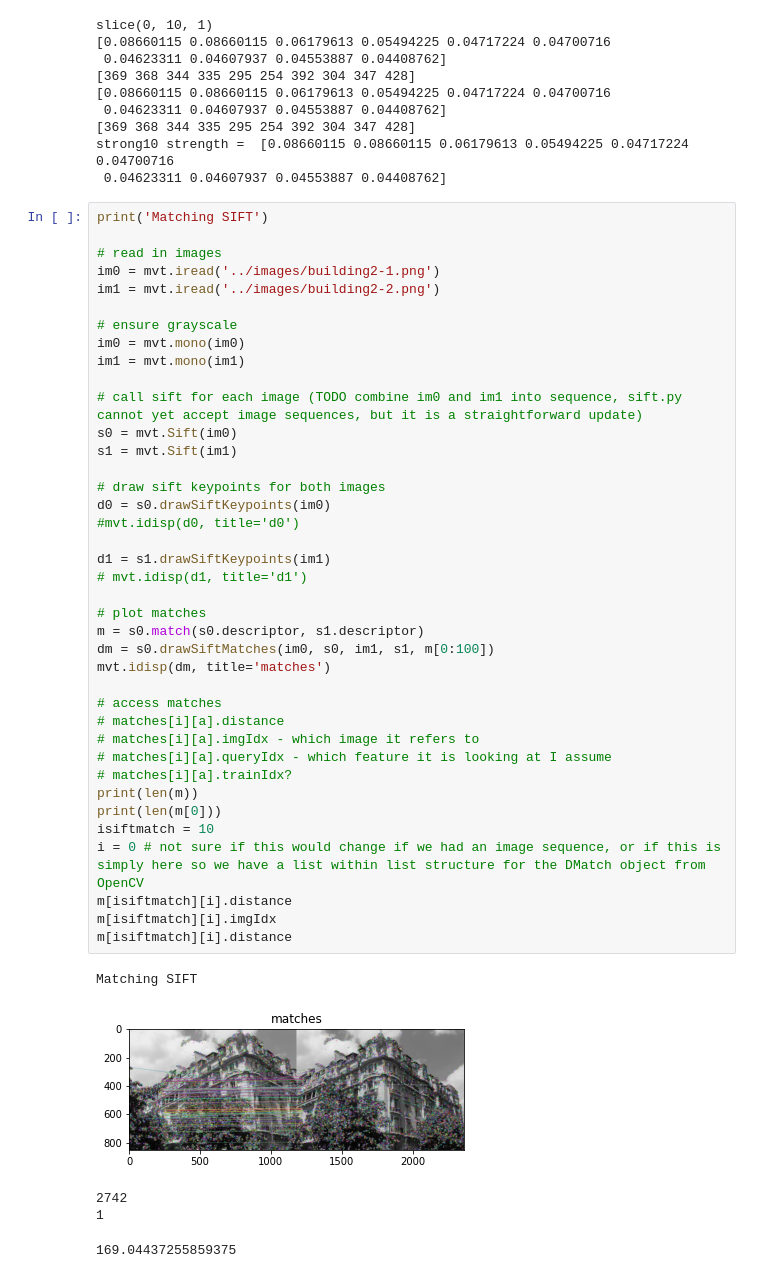
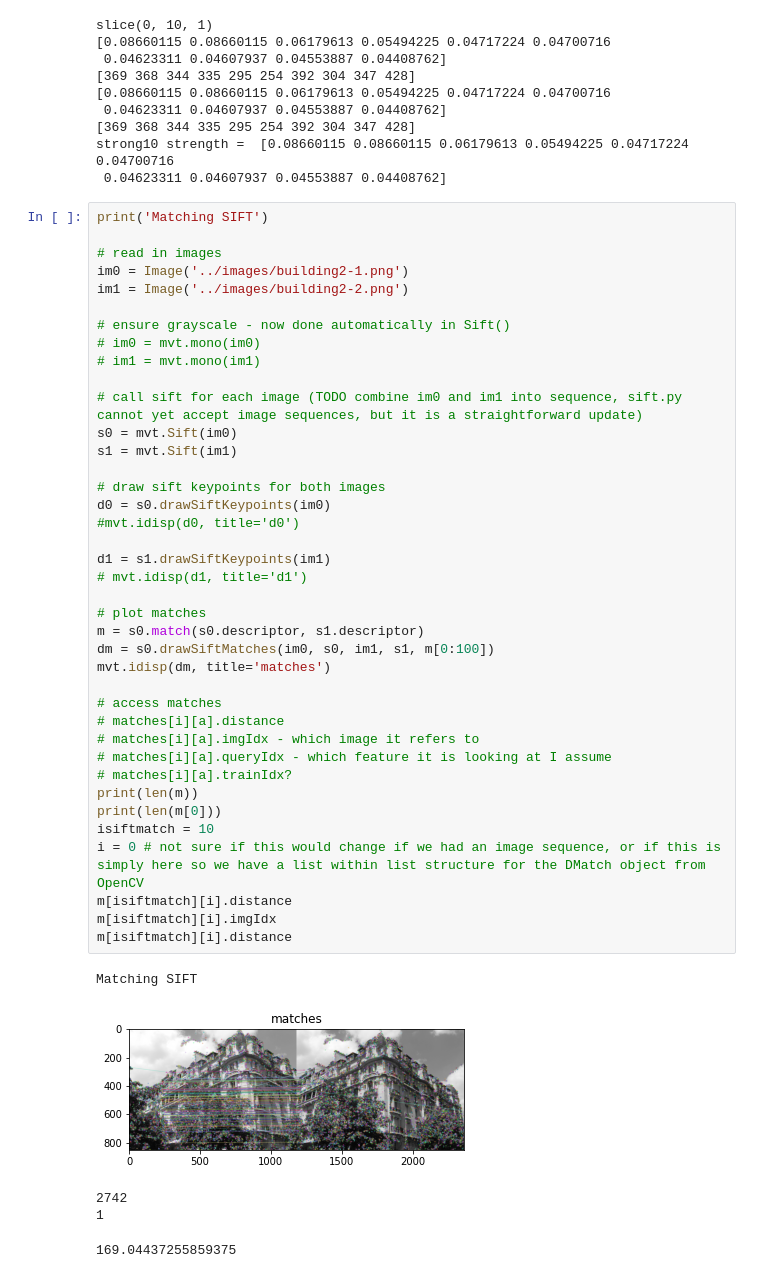
Before and after one commit to petercorke/machinevision-toolbox-python, a Jupyter notebook: machinevisiontoolbox/examples/sift.ipynb, the cells around one changed output. Cells and saved outputs as stored; diff of their text form.

```diff
--- a/machinevisiontoolbox/examples/sift.ipynb
+++ b/machinevisiontoolbox/examples/sift.ipynb
@@ -60,44 +64,44 @@ strong10 strength =  [0.08660115 0.08660115 0.06179613 0.05494225 0.04717224 0.0
 print('Matching SIFT')
 
 # read in images
-im0 = mvt.iread('../images/building2-1.png')
-im1 = mvt.iread('../images/building2-2.png')
+im0 = Image('../images/building2-1.png')
+im1 = Image('../images/building2-2.png')
 
-# ensure grayscale
-im0 = mvt.mono(im0)
-im1 = mvt.mono(im1)
+# ensure grayscale - now done automatically in Sift()
+# im0 = mvt.mono(im0)
+# im1 = mvt.mono(im1)
 
 # call sift for each image (TODO combine im0 and im1 into sequence, sift.py cannot yet accept image sequences, but it is a straightforward update)
 s0 = mvt.Sift(im0)
 s1 = mvt.Sift(im1)
 
 # draw sift keypoints for both images
 d0 = s0.drawSiftKeypoints(im0)
 #mvt.idisp(d0, title='d0')
 
 d1 = s1.drawSiftKeypoints(im1)
 # mvt.idisp(d1, title='d1')
 
 # plot matches
 m = s0.match(s0.descriptor, s1.descriptor)
 dm = s0.drawSiftMatches(im0, s0, im1, s1, m[0:100])
 mvt.idisp(dm, title='matches')
 
 # access matches
 # matches[i][a].distance
 # matches[i][a].imgIdx - which image it refers to
 # matches[i][a].queryIdx - which feature it is looking at I assume
 # matches[i][a].trainIdx?
 print(len(m))
 print(len(m[0]))
 isiftmatch = 10
 i = 0 # not sure if this would change if we had an image sequence, or if this is simply here so we have a list within list structure for the DMatch object from OpenCV
 m[isiftmatch][i].distance
 m[isiftmatch][i].imgIdx
 m[isiftmatch][i].distance
 # %% [output]
 Matching SIFT
-[figure, old version]
+[figure, new version]
 2742
 1
 169.04437255859375
```
Also changed, not shown: parts of 1 cell of this notebook, 5 other files.
